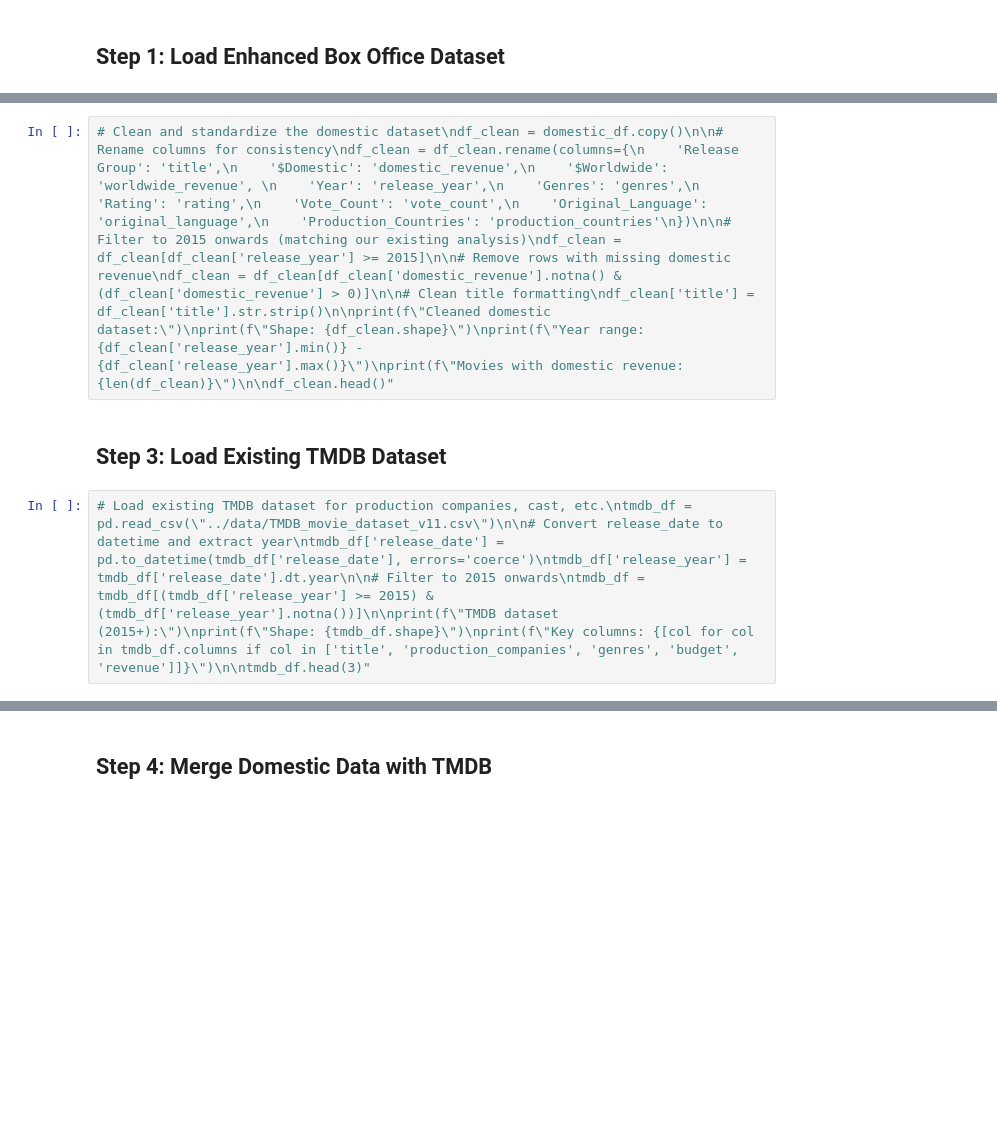
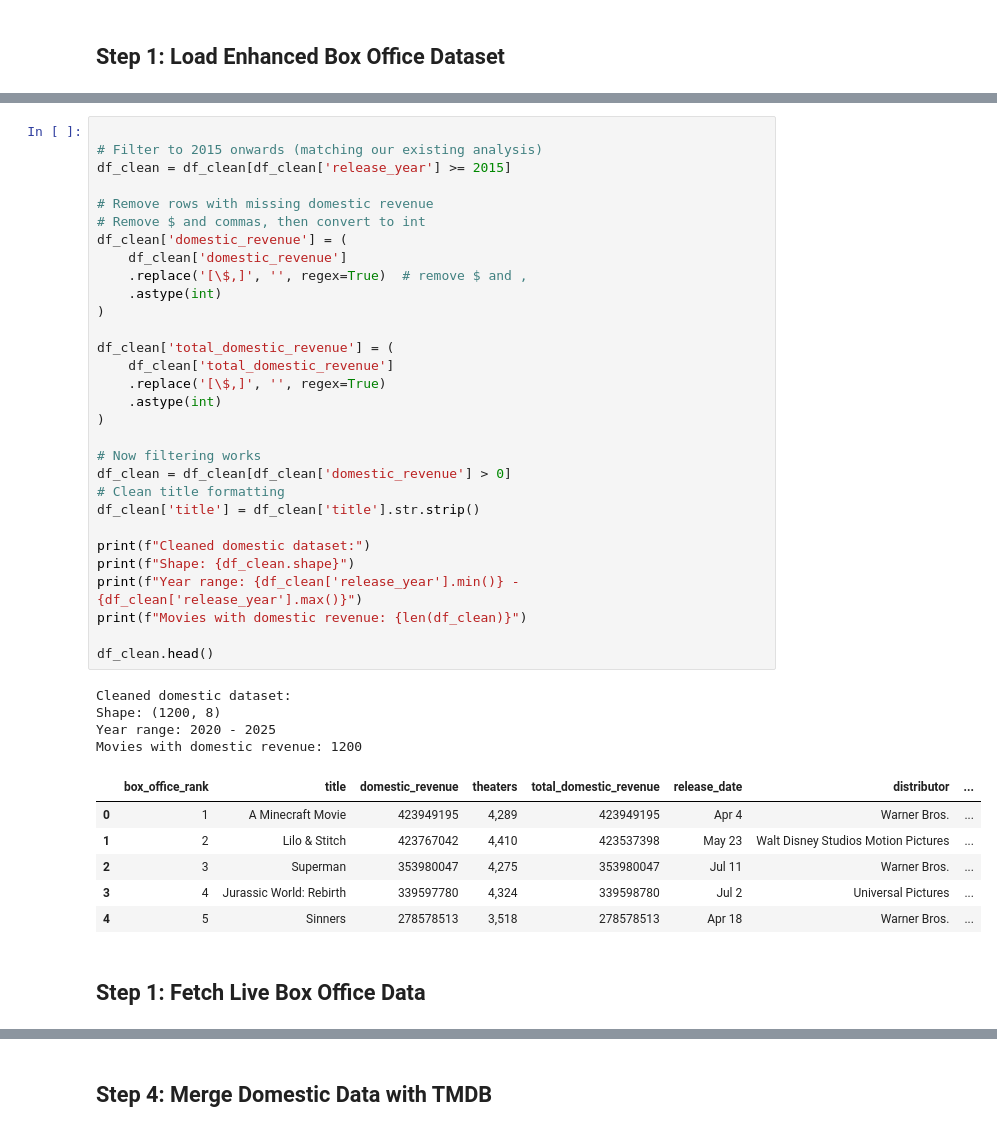
Before and after one commit to jasmineplows/box_office, a Jupyter notebook: code/domestic-data-integration.ipynb, the cells around one changed output, grey strips where cells are left out. Cells and saved outputs as stored; diff of their text form; blank space fills up the shorter version.

```diff
--- a/code/domestic-data-integration.ipynb
+++ b/code/domestic-data-integration.ipynb
@@ -19,6 +543,43 @@ import pandas as pd\nimport numpy as np\nimport warnings\nwarnings.filterwarning
 # %%
-# Clean and standardize the domestic dataset\ndf_clean = domestic_df.copy()\n\n# Rename columns for consistency\ndf_clean = df_clean.rename(columns={\n    'Release Group': 'title',\n    '$Domestic': 'domestic_revenue',\n    '$Worldwide': 'worldwide_revenue', \n    'Year': 'release_year',\n    'Genres': 'genres',\n    'Rating': 'rating',\n    'Vote_Count': 'vote_count',\n    'Original_Language': 'original_language',\n    'Production_Countries': 'production_countries'\n})\n\n# Filter to 2015 onwards (matching our existing analysis)\ndf_clean = df_clean[df_clean['release_year'] >= 2015]\n\n# Remove rows with missing domestic revenue\ndf_clean = df_clean[df_clean['domestic_revenue'].notna() & (df_clean['domestic_revenue'] > 0)]\n\n# Clean title formatting\ndf_clean['title'] = df_clean['title'].str.strip()\n\nprint(f\"Cleaned domestic dataset:\")\nprint(f\"Shape: {df_clean.shape}\")\nprint(f\"Year range: {df_clean['release_year'].min()} - {df_clean['release_year'].max()}\")\nprint(f\"Movies with domestic revenue: {len(df_clean)}\")\n\ndf_clean.head()"
+
+# Filter to 2015 onwards (matching our existing analysis)
+df_clean = df_clean[df_clean['release_year'] >= 2015]
+
+# Remove rows with missing domestic revenue
+# Remove $ and commas, then convert to int
+df_clean['domestic_revenue'] = (
+    df_clean['domestic_revenue']
+    .replace('[\$,]', '', regex=True)  # remove $ and ,
+    .astype(int)
+)
+
+df_clean['total_domestic_revenue'] = (
+    df_clean['total_domestic_revenue']
+    .replace('[\$,]', '', regex=True)
+    .astype(int)
+)
+
+# Now filtering works
+df_clean = df_clean[df_clean['domestic_revenue'] > 0]
+# Clean title formatting
+df_clean['title'] = df_clean['title'].str.strip()
+
+print(f"Cleaned domestic dataset:")
+print(f"Shape: {df_clean.shape}")
+print(f"Year range: {df_clean['release_year'].min()} - {df_clean['release_year'].max()}")
+print(f"Movies with domestic revenue: {len(df_clean)}")
+
+df_clean.head()
+# %% [output]
+Cleaned domestic dataset:
+Shape: (1200, 8)
+Year range: 2020 - 2025
+Movies with domestic revenue: 1200
+|  | box_office_rank | title | domestic_revenue | theaters | total_domestic_revenue | release_date | distributor | ... |
+| 0 | 1 | A Minecraft Movie | 423949195 | 4,289 | 423949195 | Apr 4 | Warner Bros. | ... |
+| 1 | 2 | Lilo & Stitch | 423767042 | 4,410 | 423537398 | May 23 | Walt Disney Studios Motion Pictures | ... |
+| 2 | 3 | Superman | 353980047 | 4,275 | 353980047 | Jul 11 | Warner Bros. | ... |
+| 3 | 4 | Jurassic World: Rebirth | 339597780 | 4,324 | 339598780 | Jul 2 | Universal Pictures | ... |
+| 4 | 5 | Sinners | 278578513 | 3,518 | 278578513 | Apr 18 | Warner Bros. | ... |
-# %% [markdown]
-## Step 3: Load Existing TMDB Dataset
-# %%
-# Load existing TMDB dataset for production companies, cast, etc.\ntmdb_df = pd.read_csv(\"../data/TMDB_movie_dataset_v11.csv\")\n\n# Convert release_date to datetime and extract year\ntmdb_df['release_date'] = pd.to_datetime(tmdb_df['release_date'], errors='coerce')\ntmdb_df['release_year'] = tmdb_df['release_date'].dt.year\n\n# Filter to 2015 onwards\ntmdb_df = tmdb_df[(tmdb_df['release_year'] >= 2015) & (tmdb_df['release_year'].notna())]\n\nprint(f\"TMDB dataset (2015+):\")\nprint(f\"Shape: {tmdb_df.shape}\")\nprint(f\"Key columns: {[col for col in tmdb_df.columns if col in ['title', 'production_companies', 'genres', 'budget', 'revenue']]}\")\n\ntmdb_df.head(3)"
+# %% [markdown]
+## Step 1: Fetch Live Box Office Data
```
Also changed, not shown: parts of 21 cells of this notebook, 1 other file.
